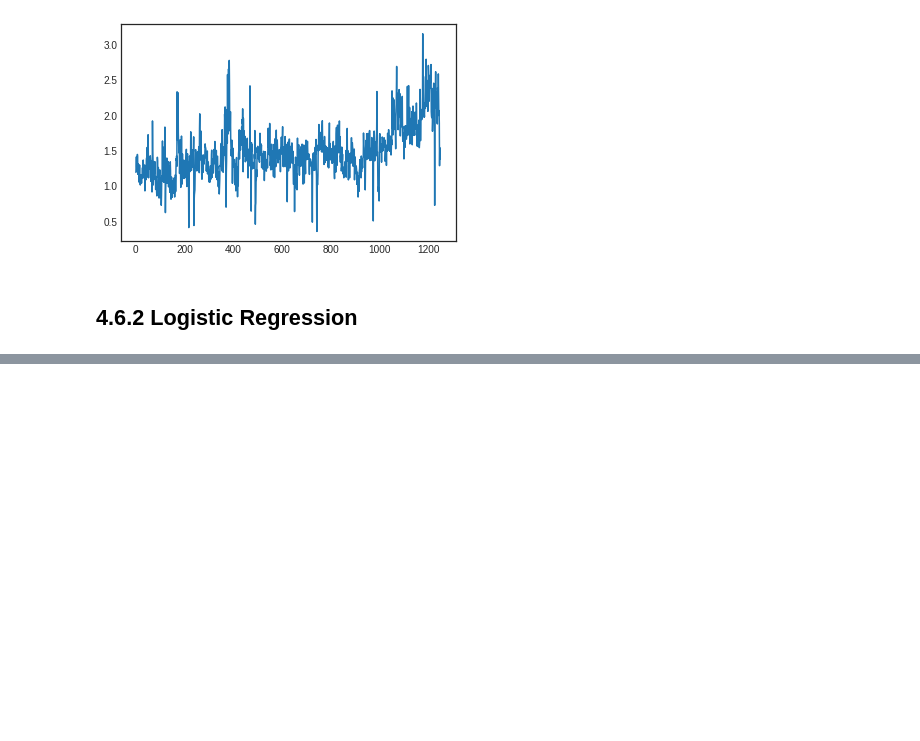
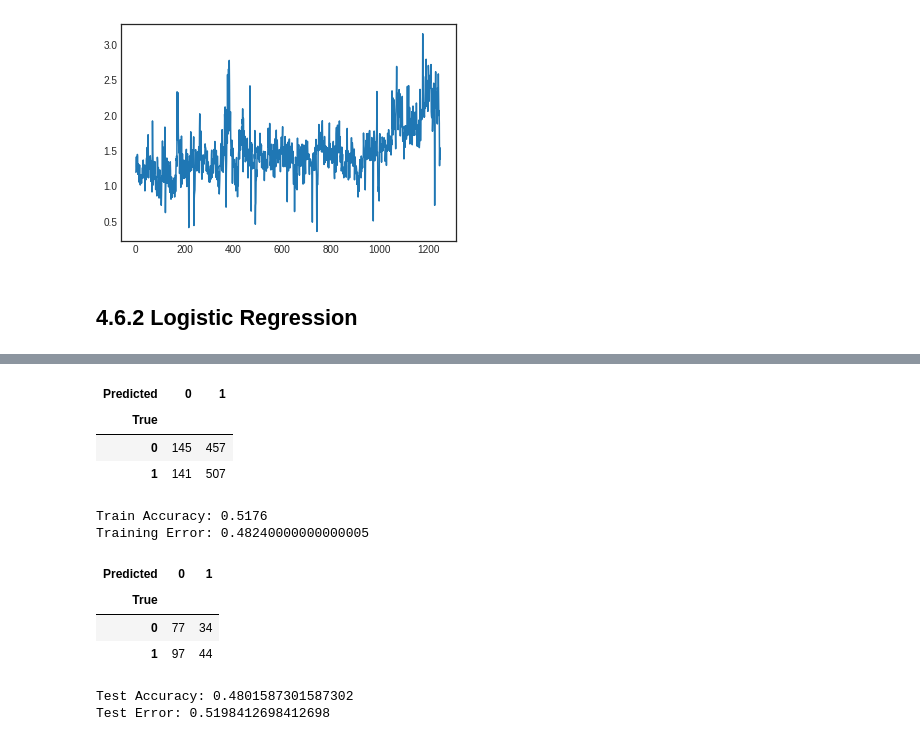
Before and after one commit to mjalalimanesh/Statistical-Learning-ISLR-Python, a Jupyter notebook: lab4.ipynb, the cells around one changed output, grey strips where cells are left out. Cells and saved outputs as stored; diff of their text form; code cells hidden in the pictures; blank space fills up the shorter version.

```diff
--- a/lab4.ipynb
+++ b/lab4.ipynb
@@ -110,0 +199,19 @@ plt.plot(smarket.Volume);
+# %%
+from sklearn.metrics import confusion_matrix, accuracy_score
+
+# labeled confusion matrix for predicted values
+conf_m = pd.DataFrame(confusion_matrix(y_sk, glm_fit.predict(X_sk)))
+conf_m.columns.name = 'Predicted'
+conf_m.index.name = 'True'
+conf_m
+# %% [output]
+| Predicted | 0 | 1 |
+| True |  |  |
+| 0 | 145 | 457 |
+| 1 | 141 | 507 |
+# %%
+print('Train Accuracy: ' + str(accuracy_score(y_sk, glm_fit.predict(X_sk))))
+print('Training Error: ' + str(1 - accuracy_score(y_sk, glm_fit.predict(X_sk))))
+# %% [output]
+Train Accuracy: 0.5176
+Training Error: 0.48240000000000005
@@ -110,0 +231,16 @@ plt.plot(smarket.Volume);
+# %%
+conf_m = pd.DataFrame(confusion_matrix(y_sk_test, glm_fit.predict(X_sk_test)))
+conf_m.columns.name = 'Predicted'
+conf_m.index.name = 'True'
+conf_m
+# %% [output]
+| Predicted | 0 | 1 |
+| True |  |  |
+| 0 | 77 | 34 |
+| 1 | 97 | 44 |
+# %%
+print('Test Accuracy: ' + str(accuracy_score(y_sk_test, glm_fit.predict(X_sk_test))))
+print('Test Error: ' + str(1 - accuracy_score(y_sk_test, glm_fit.predict(X_sk_test))))
+# %% [output]
+Test Accuracy: 0.4801587301587302
+Test Error: 0.5198412698412698
```
Also changed, not shown: parts of 24 cells of this notebook.
